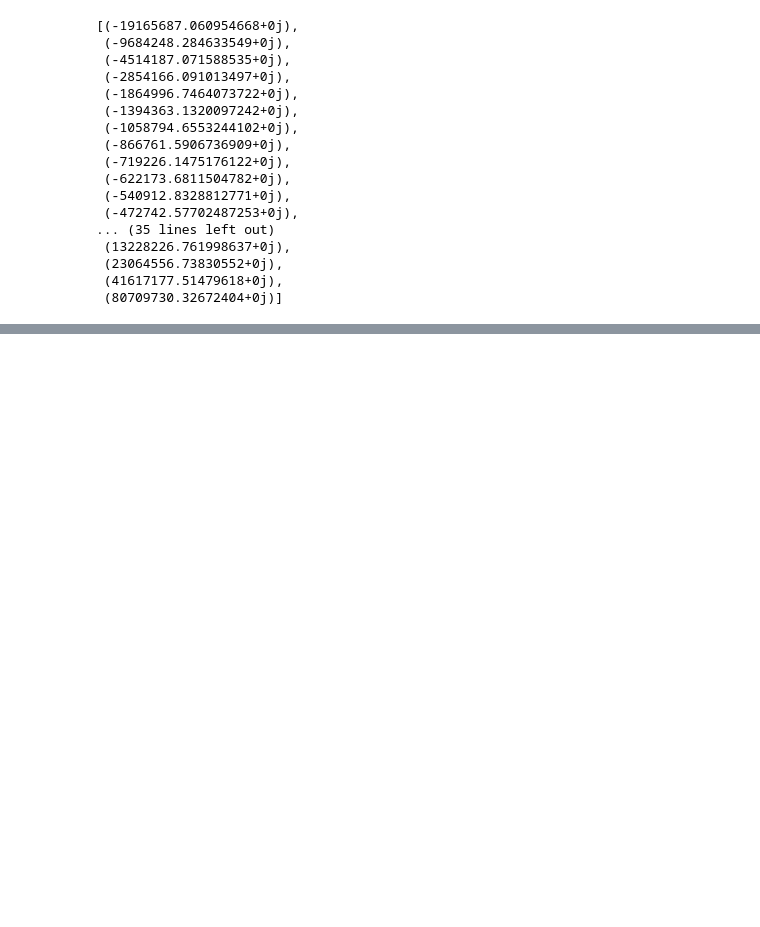
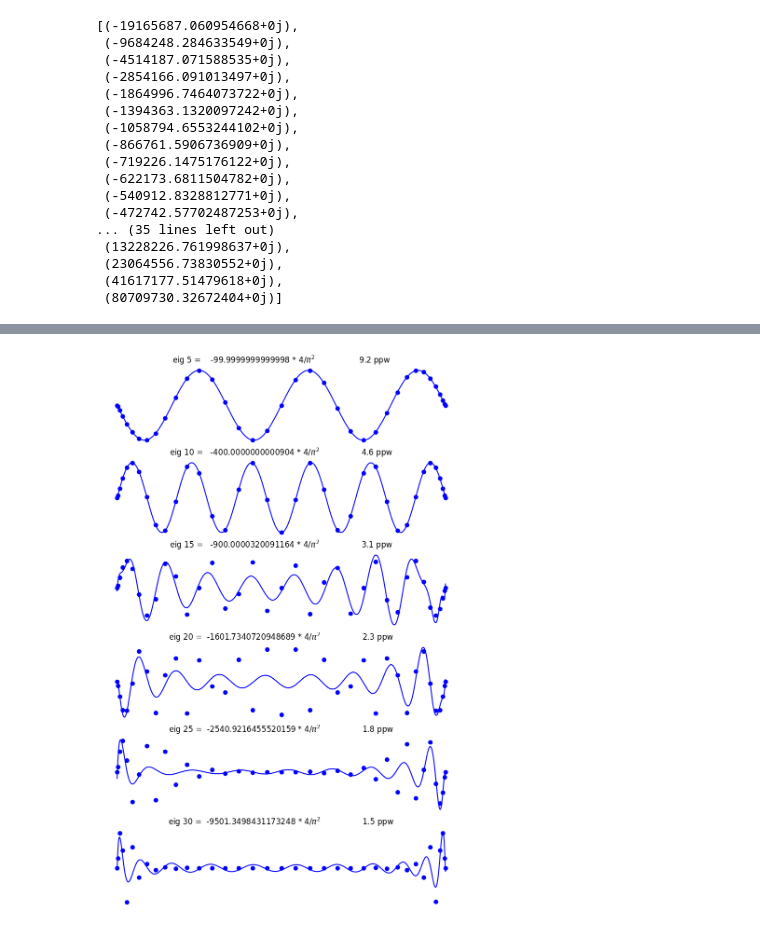
Before and after one commit to jchryssanthacopoulos/wormholes, a Jupyter notebook: negative_modes_analysis.ipynb, the cells around one changed output, grey strips where cells are left out. Saved outputs shown, nothing was run; the diff lists cells and outputs as text; code cells hidden in the pictures; blank space fills up the shorter version.

```diff
--- a/negative_modes_analysis.ipynb
+++ b/negative_modes_analysis.ipynb
@@ -321,0 +360,34 @@ sorted(eigenvalues)
+# %%
+N = 36
+
+x_min = 0
+x_max = 1
+
+D, x = cheb(N, x_min, x_max)
+D2 = np.dot(D, D)
+D2 = D2[1:N, 1:N]
+
+lam, V = linalg.eig(D2)
+ii = np.argsort(-lam)
+lam = np.real(lam[ii])
+V = V[:, ii]
+
+fig = plt.figure(figsize=(10, 15))
+for j in range(5, 35, 5):
+    lv = np.shape(V)[0] + 2
+    u = np.zeros(lv)
+    u[1:lv - 1] = V[:, int(j)]
+
+    plt.subplot(6, 1, j//5)
+    plt.plot(x, u, 'bo')
+
+    xx = np.linspace(x_min, x_max, 501)
+    uu = np.polyval(np.polyfit(x, u, N), xx)    # interpolate grid data
+    s = 'eig %d = %20.13f * 4/$\pi^2$' % (j, lam[j-1]*4/np.pi**2)
+    s = s + '\t\t %4.1f ppw' % (4*N/(np.pi*j))
+
+    plt.title(s)
+    plt.plot(xx,uu,'b')
+    plt.axis('off')
+# %% [output]
+[figure, added]
```
Also changed, not shown: parts of 2 cells of this notebook.
